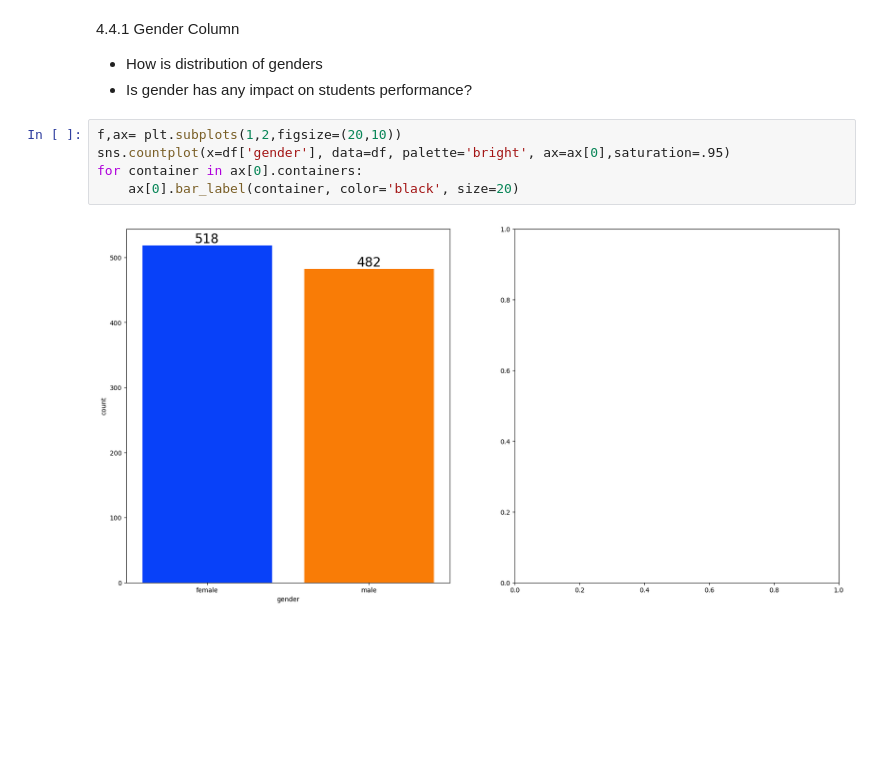
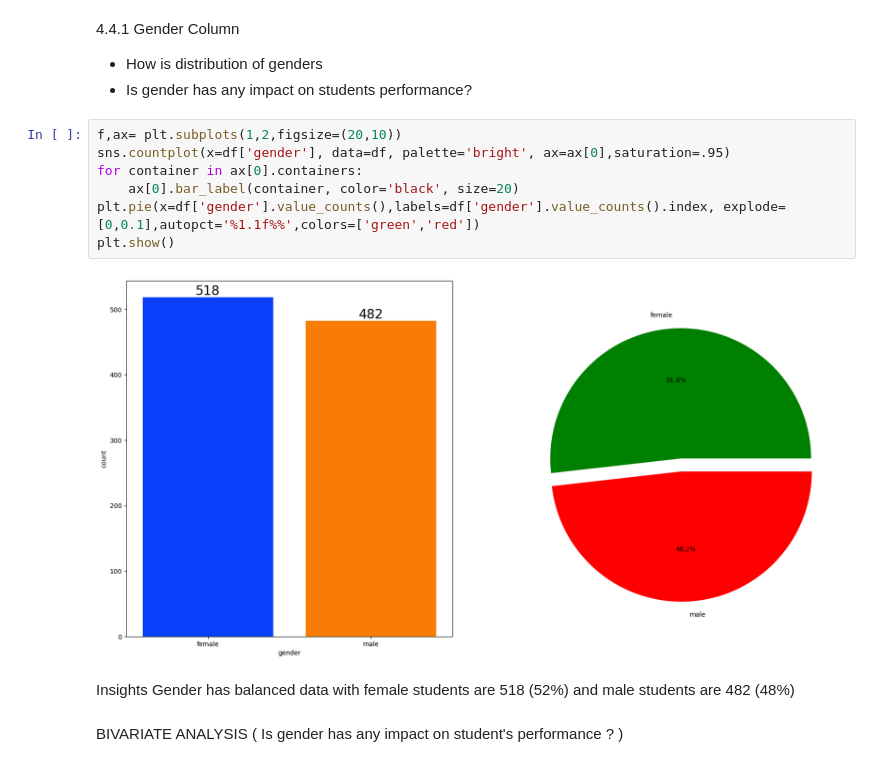
Before and after one commit to samuelkezee/Student-Grade-Analysis, a Jupyter notebook: notebook/EDA_STUDENT PERFORMANCE.ipynb, the cells around one changed output. Cells and saved outputs as stored; diff of their text form; blank space fills up the shorter version.

```diff
--- a/notebook/EDA_STUDENT PERFORMANCE.ipynb
+++ b/notebook/EDA_STUDENT PERFORMANCE.ipynb
@@ -436,7 +436,14 @@ these are univariate analysis taking only the one column at a time
 # %%
 f,ax= plt.subplots(1,2,figsize=(20,10))
 sns.countplot(x=df['gender'], data=df, palette='bright', ax=ax[0],saturation=.95)
 for container in ax[0].containers:
     ax[0].bar_label(container, color='black', size=20)
+plt.pie(x=df['gender'].value_counts(),labels=df['gender'].value_counts().index, explode=[0,0.1],autopct='%1.1f%%',colors=['green','red'])
+plt.show()
 # %% [output]
-[figure, old version]
+[figure, new version]
+# %% [markdown]
+Insights
+Gender has balanced data with female students are 518 (52%) and male students are 482 (48%)
+# %% [markdown]
+BIVARIATE ANALYSIS ( Is gender has any impact on student's performance ? )
```
Also changed, not shown: parts of 11 cells of this notebook, 4 other files.
